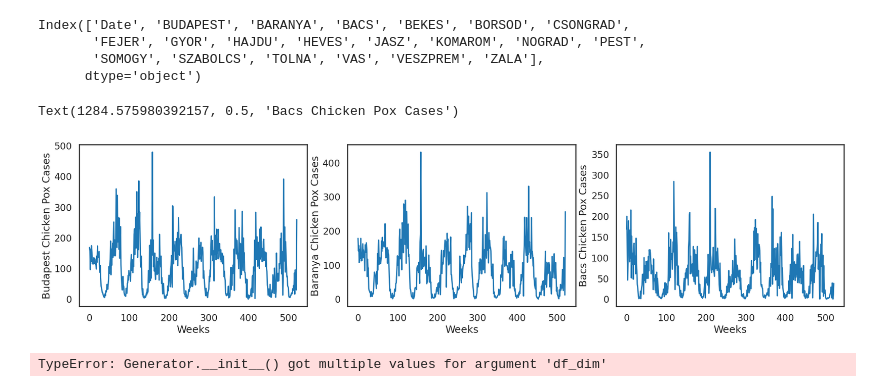
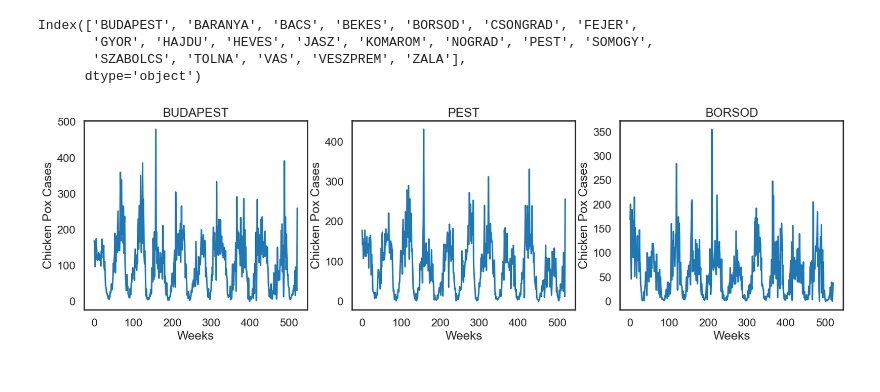
Before and after one commit to Dow-GAN/dowgan, a Jupyter notebook: dowgan/Presentation_demo.ipynb, the cells around one changed output. Cells and saved outputs as stored; diff of their text form; code cells hidden in the pictures.

Commit message:
updated presentation demo notebook with visualization

```diff
--- a/dowgan/Presentation_demo.ipynb
+++ b/dowgan/Presentation_demo.ipynb
@@ -12,6 +17,6 @@ import seaborn as sns
 # %%
 sns.set_style('white')
-sns.set_context('talk')
+sns.set_context('poster')
 # %%
 # CSV path
 folder_name = "data"
@@ -19,37 +24,39 @@ file_name = "hungary_chickenpox.csv"
 path = os.path.join(folder_name, file_name)
 #Load CSV into Dataframe
 df = pd.read_csv(path,sep=',')
+df = df.drop(columns = ['Date'])
 # %%
 # Get column names
 names = Util.get_column_names(df)
 # %%
 df.keys()
 # %% [output]
-Index(['Date', 'BUDAPEST', 'BARANYA', 'BACS', 'BEKES', 'BORSOD', 'CSONGRAD',
-       'FEJER', 'GYOR', 'HAJDU', 'HEVES', 'JASZ', 'KOMAROM', 'NOGRAD', 'PEST',
-       'SOMOGY', 'SZABOLCS', 'TOLNA', 'VAS', 'VESZPREM', 'ZALA'],
+Index(['BUDAPEST', 'BARANYA', 'BACS', 'BEKES', 'BORSOD', 'CSONGRAD', 'FEJER',
+       'GYOR', 'HAJDU', 'HEVES', 'JASZ', 'KOMAROM', 'NOGRAD', 'PEST', 'SOMOGY',
+       'SZABOLCS', 'TOLNA', 'VAS', 'VESZPREM', 'ZALA'],
       dtype='object')
 # %%
 fig, axes = plt.subplots(1,3,figsize=(20,5))
-fig.tight_layout()
 
 sns.lineplot(data=df,x=df.index,y='BUDAPEST',ax=axes[0])
 axes[0].set_xticks(np.arange(0,550,100))
 axes[0].set_xlabel('Weeks')
 axes[0].set_ylabel('Chicken Pox Cases')
+axes[0].set_title('BUDAPEST')
 
 sns.lineplot(data=df,x=df.index,y='PEST',ax=axes[1])
 axes[1].set_xticks(np.arange(0,550,100))
 axes[1].set_xlabel('Weeks')
 axes[1].set_ylabel('Chicken Pox Cases')
+axes[1].set_title('PEST')
 
 sns.lineplot(data=df,x=df.index,y='BORSOD',ax=axes[2])
 axes[2].set_xticks(np.arange(0,550,100))
 axes[2].set_xlabel('Weeks')
 axes[2].set_ylabel('Chicken Pox Cases')
+axes[2].set_title('BORSOD');
 # %% [output]
-Text(1284.575980392157, 0.5, 'Bacs Chicken Pox Cases')
-[figure, old version]
+[figure, new version]
 # %%
 # Set random state
 torch.manual_seed(111)
@@ -85,7 +81,0 @@ val_loader = torch.utils.data.DataLoader(val_set, batch_size=batch_size)
-# %%
-# This takes the trining dataframe as input
-# training_loop(num_epochs, train_loader, lr)
-# This takes the entire dataframe as input (Val Data Only)
-training_loop(num_epochs=num_epochs, train_loader=train_loader, val_loader=val_loader, df_dim=df_dim, batch_size=batch_size, drop_out=drop_out, lr=lr, early_stopping_patience=10)
-# %% [output]
-TypeError: Generator.__init__() got multiple values for argument 'df_dim'
```
Also changed, not shown: parts of 15 cells of this notebook.
